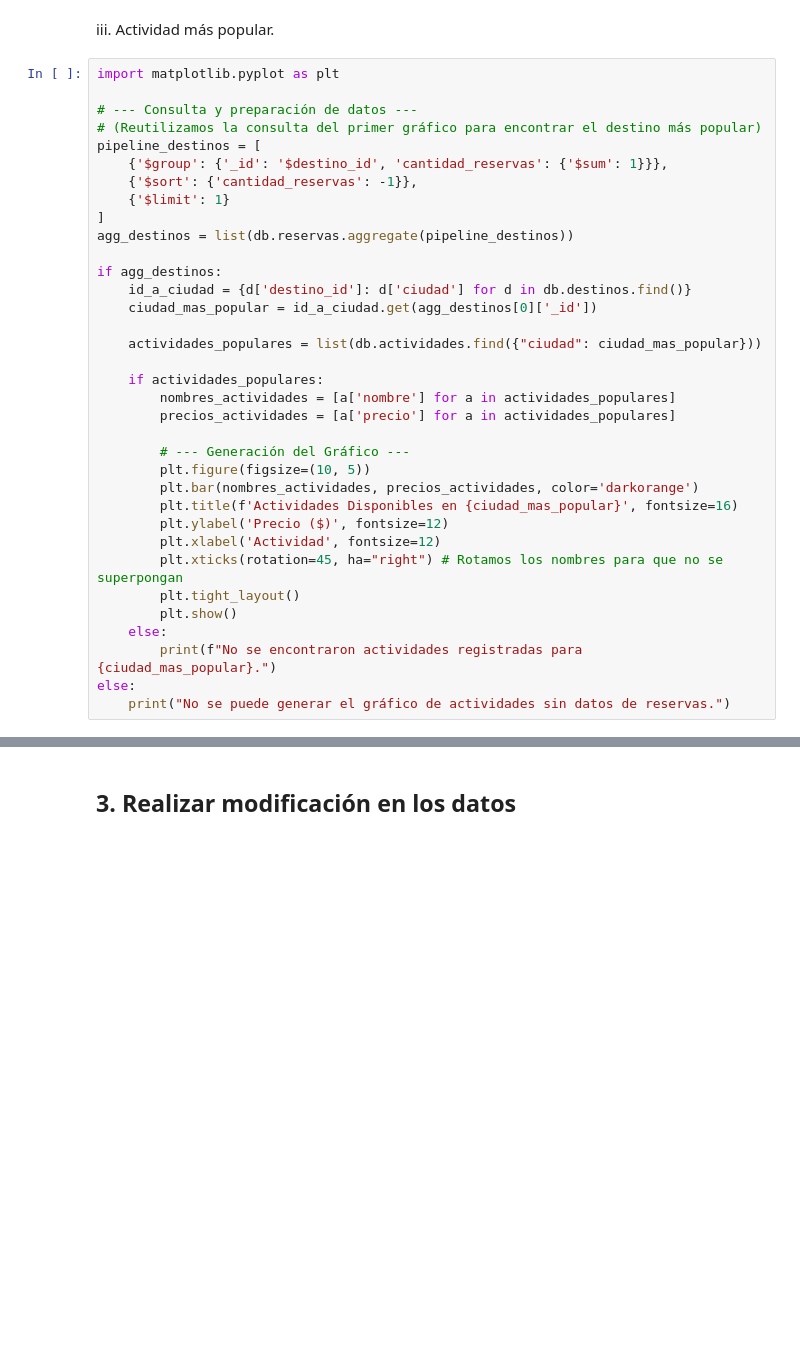
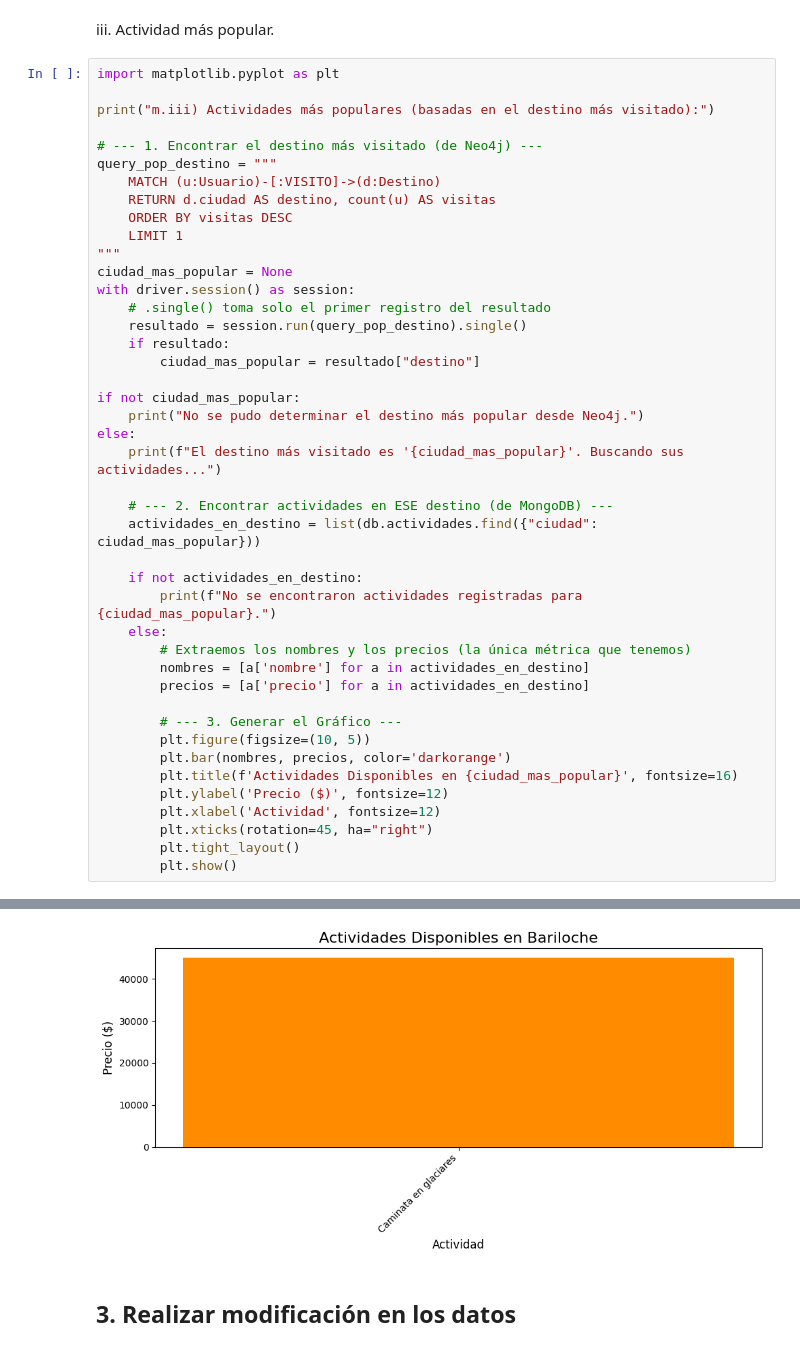
Before and after one commit to felipecaselli/Trabajo-Integrador_BD, a Jupyter notebook: notebooks/tp_integrador.ipynb, the cells around one changed output, grey strips where cells are left out. Saved outputs shown, nothing was run; the diff lists cells and outputs as text; blank space fills up the shorter version.

```diff
--- a/notebooks/tp_integrador.ipynb
+++ b/notebooks/tp_integrador.ipynb
@@ -638,36 +591,44 @@ iii. Actividad más popular.
 # %%
 import matplotlib.pyplot as plt
 
-# --- Consulta y preparación de datos ---
-# (Reutilizamos la consulta del primer gráfico para encontrar el destino más popular)
-pipeline_destinos = [
-    {'$group': {'_id': '$destino_id', 'cantidad_reservas': {'$sum': 1}}},
-    {'$sort': {'cantidad_reservas': -1}},
-    {'$limit': 1}
-]
-agg_destinos = list(db.reservas.aggregate(pipeline_destinos))
+print("m.iii) Actividades más populares (basadas en el destino más visitado):")
 
-if agg_destinos:
-    id_a_ciudad = {d['destino_id']: d['ciudad'] for d in db.destinos.find()}
-    ciudad_mas_popular = id_a_ciudad.get(agg_destinos[0]['_id'])
+# --- 1. Encontrar el destino más visitado (de Neo4j) ---
+query_pop_destino = """
+    MATCH (u:Usuario)-[:VISITO]->(d:Destino)
+    RETURN d.ciudad AS destino, count(u) AS visitas
+    ORDER BY visitas DESC
+    LIMIT 1
+"""
+ciudad_mas_popular = None
+with driver.session() as session:
+    # .single() toma solo el primer registro del resultado
+    resultado = session.run(query_pop_destino).single()
+    if resultado:
+        ciudad_mas_popular = resultado["destino"]
 
-    actividades_populares = list(db.actividades.find({"ciudad": ciudad_mas_popular}))
+if not ciudad_mas_popular:
+    print("No se pudo determinar el destino más popular desde Neo4j.")
+else:
+    print(f"El destino más visitado es '{ciudad_mas_popular}'. Buscando sus actividades...")
 
-    if actividades_populares:
-        nombres_actividades = [a['nombre'] for a in actividades_populares]
-        precios_actividades = [a['precio'] for a in actividades_populares]
+    # --- 2. Encontrar actividades en ESE destino (de MongoDB) ---
+    actividades_en_destino = list(db.actividades.find({"ciudad": ciudad_mas_popular}))
 
-        # --- Generación del Gráfico ---
+    if not actividades_en_destino:
+        print(f"No se encontraron actividades registradas para {ciudad_mas_popular}.")
+    else:
+        # Extraemos los nombres y los precios (la única métrica que tenemos)
+        nombres = [a['nombre'] for a in actividades_en_destino]
+        precios = [a['precio'] for a in actividades_en_destino]
+
+        # --- 3. Generar el Gráfico ---
         plt.figure(figsize=(10, 5))
-        plt.bar(nombres_actividades, precios_actividades, color='darkorange')
+        plt.bar(nombres, precios, color='darkorange')
         plt.title(f'Actividades Disponibles en {ciudad_mas_popular}', fontsize=16)
         plt.ylabel('Precio ($)', fontsize=12)
         plt.xlabel('Actividad', fontsize=12)
-        plt.xticks(rotation=45, ha="right") # Rotamos los nombres para que no se superpongan
+        plt.xticks(rotation=45, ha="right")
         plt.tight_layout()
         plt.show()
-    else:
-        print(f"No se encontraron actividades registradas para {ciudad_mas_popular}.")
-else:
-    print("No se puede generar el gráfico de actividades sin datos de reservas.")
 # %% [output]
@@ -675,3 +637,4 @@ No se encontraron actividades registradas para Roma.
+[figure, added]
 # %% [markdown]
 ## 3. Realizar modificación en los datos
 # %% [markdown]
```
Also changed, not shown: parts of 27 cells of this notebook, 3 other files.
